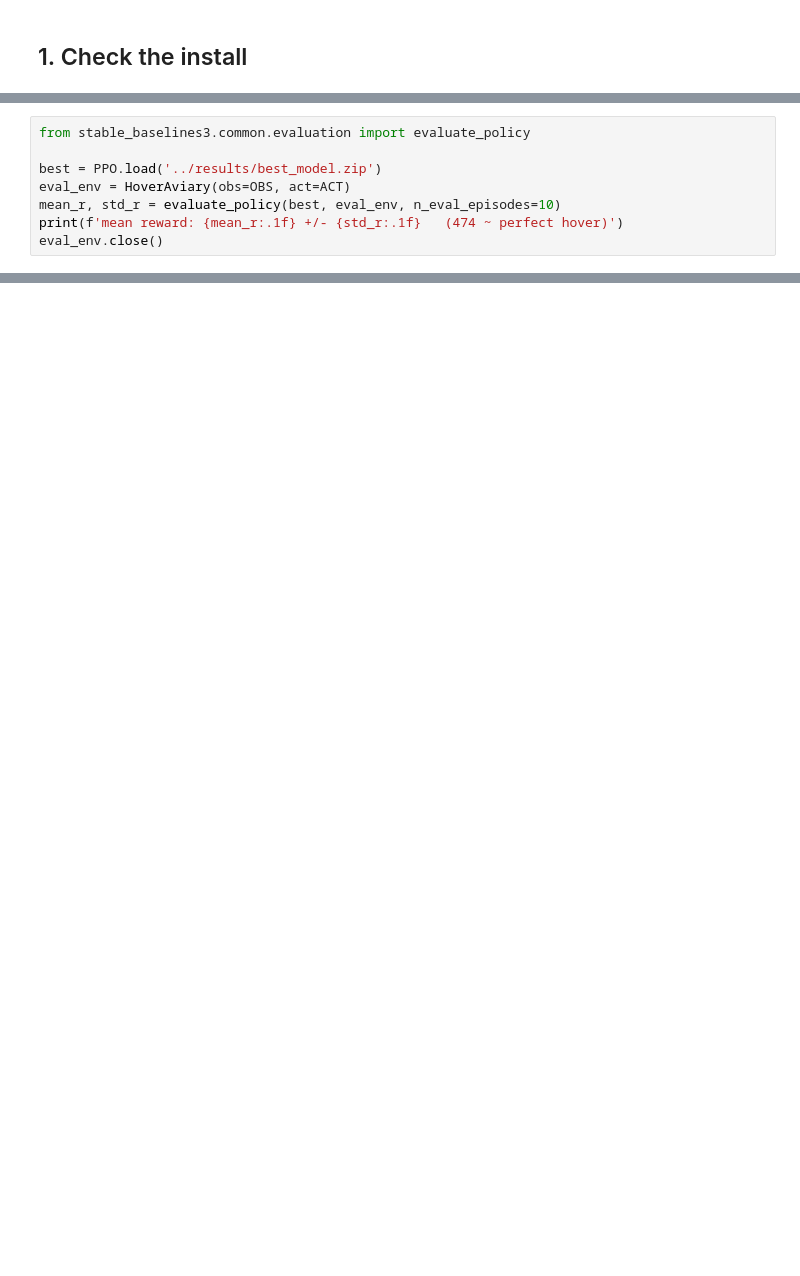
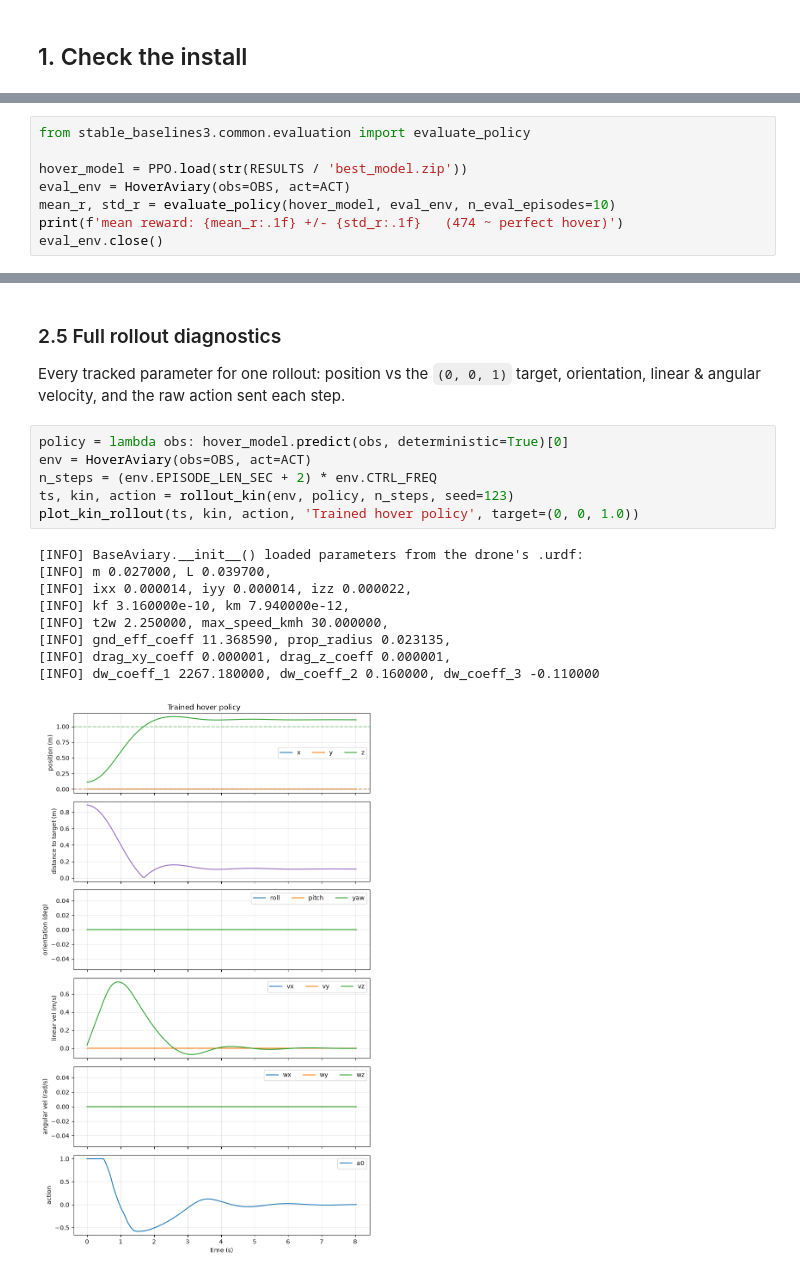
Before and after one commit to MichelleGun/CMS, a Jupyter notebook: tutorial/walkthrough.ipynb, the cells around one changed output, grey strips where cells are left out. Cells and saved outputs as stored; diff of their text form; blank space fills up the shorter version.

```diff
--- a/tutorial/walkthrough.ipynb
+++ b/tutorial/walkthrough.ipynb
@@ -66,8 +216,0 @@ Uses the checkpoint committed at `../results/best_model.zip` (474/474).
-# %%
-from stable_baselines3.common.evaluation import evaluate_policy
-
-best = PPO.load('../results/best_model.zip')
-eval_env = HoverAviary(obs=OBS, act=ACT)
-mean_r, std_r = evaluate_policy(best, eval_env, n_eval_episodes=10)
-print(f'mean reward: {mean_r:.1f} +/- {std_r:.1f}   (474 ~ perfect hover)')
-eval_env.close()
@@ -129,0 +307,8 @@ print('(PyBullet\'s live GUI renders the texture much crisper than this headless
+# %%
+from stable_baselines3.common.evaluation import evaluate_policy
+
+hover_model = PPO.load(str(RESULTS / 'best_model.zip'))
+eval_env = HoverAviary(obs=OBS, act=ACT)
+mean_r, std_r = evaluate_policy(hover_model, eval_env, n_eval_episodes=10)
+print(f'mean reward: {mean_r:.1f} +/- {std_r:.1f}   (474 ~ perfect hover)')
+eval_env.close()
@@ -129,0 +331,21 @@ print('(PyBullet\'s live GUI renders the texture much crisper than this headless
+# %% [markdown]
+### 2.5 Full rollout diagnostics
+
+Every tracked parameter for one rollout: position vs the `(0, 0, 1)` target,
+orientation, linear & angular velocity, and the raw action sent each step.
+# %%
+policy = lambda obs: hover_model.predict(obs, deterministic=True)[0]
+env = HoverAviary(obs=OBS, act=ACT)
+n_steps = (env.EPISODE_LEN_SEC + 2) * env.CTRL_FREQ
+ts, kin, action = rollout_kin(env, policy, n_steps, seed=123)
+plot_kin_rollout(ts, kin, action, 'Trained hover policy', target=(0, 0, 1.0))
+# %% [output]
+[INFO] BaseAviary.__init__() loaded parameters from the drone's .urdf:
+[INFO] m 0.027000, L 0.039700,
+[INFO] ixx 0.000014, iyy 0.000014, izz 0.000022,
+[INFO] kf 3.160000e-10, km 7.940000e-12,
+[INFO] t2w 2.250000, max_speed_kmh 30.000000,
+[INFO] gnd_eff_coeff 11.368590, prop_radius 0.023135,
+[INFO] drag_xy_coeff 0.000001, drag_z_coeff 0.000001,
+[INFO] dw_coeff_1 2267.180000, dw_coeff_2 0.160000, dw_coeff_3 -0.110000
+[figure, added]
```
Also changed, not shown: parts of 44 cells of this notebook, 30 other files.
